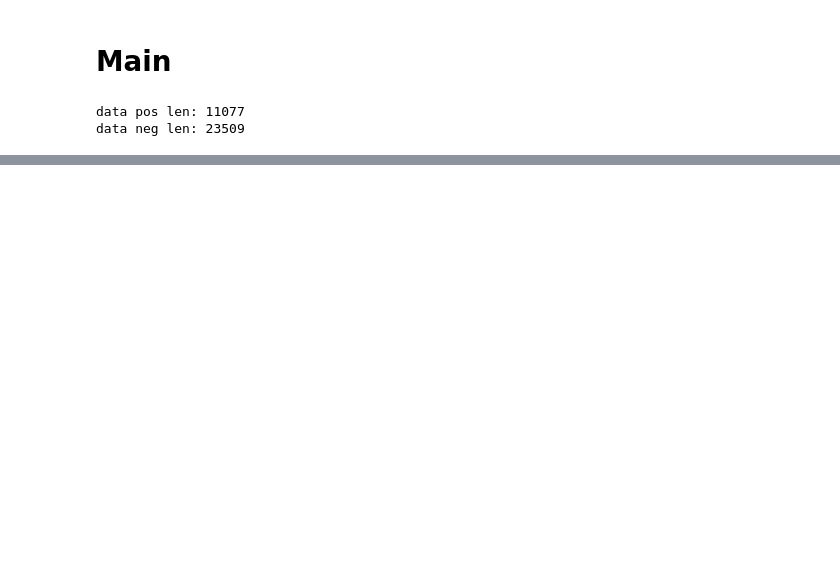
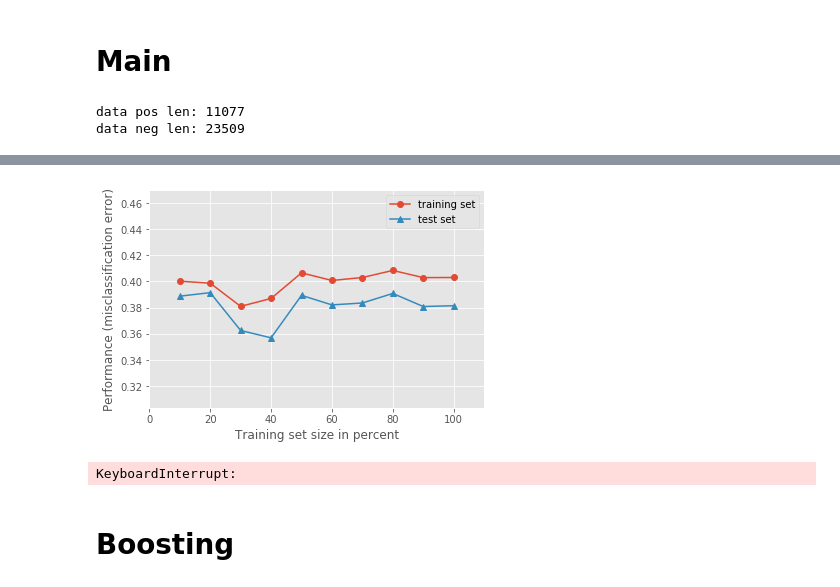
Before and after one commit to muresanuliviu/hdr, a Jupyter notebook: lsa_pca.ipynb, the cells around one changed output, grey strips where cells are left out. Drawn from its saved outputs; the diff is of its cells as text; code cells hidden in the pictures; blank space fills up the shorter version.

```diff
--- a/lsa_pca.ipynb
+++ b/lsa_pca.ipynb
@@ -289,0 +297,7 @@ Test accuracy of random forest model is 0.6914583333333333
+# %%
+from sklearn.feature_selection import SelectKBest
+from sklearn.feature_selection import chi2
+
+X_train_ngrams_tfidf_chi = SelectKBest(chi2, k=300).fit_transform(X_train_ngrams_tfidf, y_train)
+X_test_ngrams_tfidf_chi = SelectKBest(chi2, k=300).fit_transform(X_test_ngrams_tfidf, y_test)
+X_train_ngrams_tfidf_chi.toarray()
@@ -289,0 +408,21 @@ Test accuracy of random forest model is 0.6914583333333333
+# %%
+#plot learning curves
+# X_train, X_test, y_train, y_test = train_test_split(X, y, test_size=0.3, random_state=42)
+
+plt.figure()
+plot_learning_curves(X_train_ngrams_tfidf, y_train, X_test_ngrams_tfidf, y_test, bagging1, print_model=False, style='ggplot')
+plt.show()
+# %% [output]
+[figure, added]
+# %%
+#Ensemble Size
+num_est = map(int, np.linspace(1,100,20))
+bg_clf_cv_mean = []
+bg_clf_cv_std = []
+for n_est in num_est:
+    bg_clf = BaggingClassifier(base_estimator=clf1, n_estimators=n_est, max_samples=0.8, max_features=0.8)
+    scores = cross_val_score(bg_clf, X_train_ngrams_tfidf, y_train, cv=3, scoring='accuracy')
+    bg_clf_cv_mean.append(scores.mean())
+    bg_clf_cv_std.append(scores.std())
+# %% [output]
+KeyboardInterrupt:
@@ -289,0 +437,2 @@ Test accuracy of random forest model is 0.6914583333333333
+# %% [markdown]
+# Boosting
```
Also changed, not shown: parts of 24 cells of this notebook.
